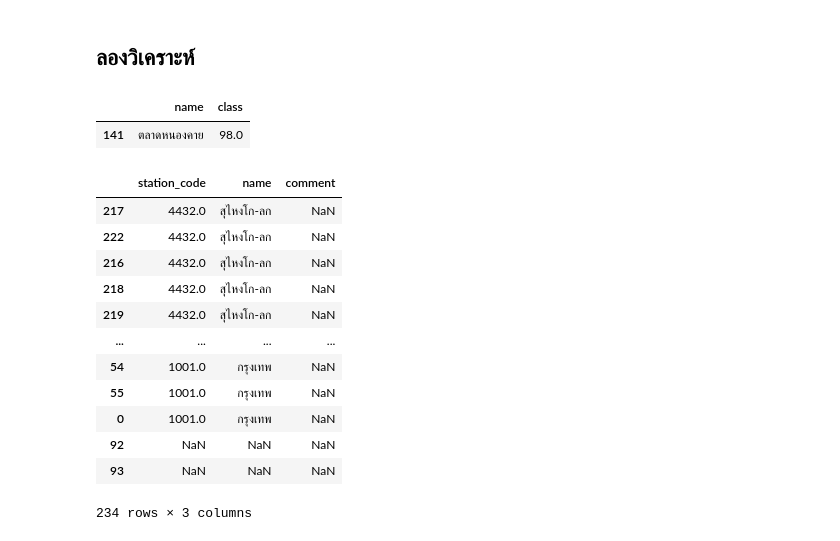
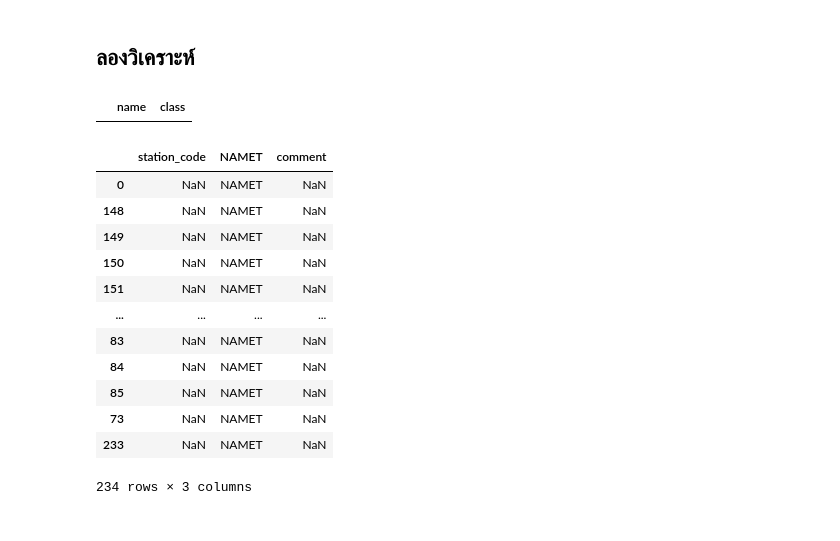
Before and after one commit to Jaomiew/DWDM21, a Jupyter notebook: Project.ipynb, the cells around one changed output. Drawn from its saved outputs; the diff is of its cells as text; code cells hidden in the pictures.

```diff
--- a/Project.ipynb
+++ b/Project.ipynb
@@ -80,0 +64,3 @@ merged_data_rst_data_st
+# %%
+merged_data_rst_data_st = data_rst.merge(data_st,how='left',left_on='NAMET',right_on='name') #ทำการเชื่อมตาราง 2 ตาราง คือ 1.ข้อมูลของรางรถไฟ 2.ข้อมูลของสถานีรถไฟแต่ละสถานี
+merged_data_rst_data_st #เรียกตารางที่เชื่อมกัน 2 ตารางข้างต้น
@@ -113,0 +120,5 @@ merged_3_tables
+# %%
+# หา mode
+merged_3_tables_Nomissing =merged_3_tables[['NAMET']].mode()
+# เติม mode ลงไปแทนค่า missing
+merged_3_tables[['NAMET']] = merged_3_tables[['NAMET']].fillna('NAMET')
@@ -114,25 +161,24 @@ merged_3_tables
 # %% [markdown]
 ## **ลองวิเคราะห์**
 # %%
-Ex_0 = merged_3_tables[merged_3_tables['class']==98]        ##ดูชื่อสถานีที่มีขั้นบริการ(Class) เป็น 98
+Ex_0 = merged_3_tables[merged_3_tables['class']==1]        ##ดูชื่อสถานีที่มีขั้นบริการ(Class) เป็น 1
 Ex_0[['name','class']]
 # %% [output]
 |  | name | class |
-| 141 | ตลาดหนองคาย | 98.0 |
 # %%
-Ex_1 = merged_3_tables.sort_values(by=['station_code'],ascending=False)  ##ดูรหัสสถานี ชื่อสถานีและหมายเหตุโดยเรียงจากมากไปน้อย
-Ex_1[['station_code','name','comment']]
+Ex_1 = merged_3_tables.sort_values(by=['NAMET'],ascending=True)  ##ดูรหัสสถานี ชื่อสถานีและหมายเหตุโดยเรียงจากน้อยไปมาก
+Ex_1[['station_code','NAMET','comment']]
 # %% [output]
-|  | station_code | name | comment |
-| 217 | 4432.0 | สุไหงโก-ลก | NaN |
-| 222 | 4432.0 | สุไหงโก-ลก | NaN |
-| 216 | 4432.0 | สุไหงโก-ลก | NaN |
-| 218 | 4432.0 | สุไหงโก-ลก | NaN |
-| 219 | 4432.0 | สุไหงโก-ลก | NaN |
+|  | station_code | NAMET | comment |
+| 0 | NaN | NAMET | NaN |
+| 148 | NaN | NAMET | NaN |
+| 149 | NaN | NAMET | NaN |
+| 150 | NaN | NAMET | NaN |
+| 151 | NaN | NAMET | NaN |
 | ... | ... | ... | ... |
-| 54 | 1001.0 | กรุงเทพ | NaN |
-| 55 | 1001.0 | กรุงเทพ | NaN |
-| 0 | 1001.0 | กรุงเทพ | NaN |
-| 92 | NaN | NaN | NaN |
-| 93 | NaN | NaN | NaN |
+| 83 | NaN | NAMET | NaN |
+| 84 | NaN | NAMET | NaN |
+| 85 | NaN | NAMET | NaN |
+| 73 | NaN | NAMET | NaN |
+| 233 | NaN | NAMET | NaN |
 234 rows × 3 columns
```
Also changed, not shown: parts of 14 cells of this notebook.
